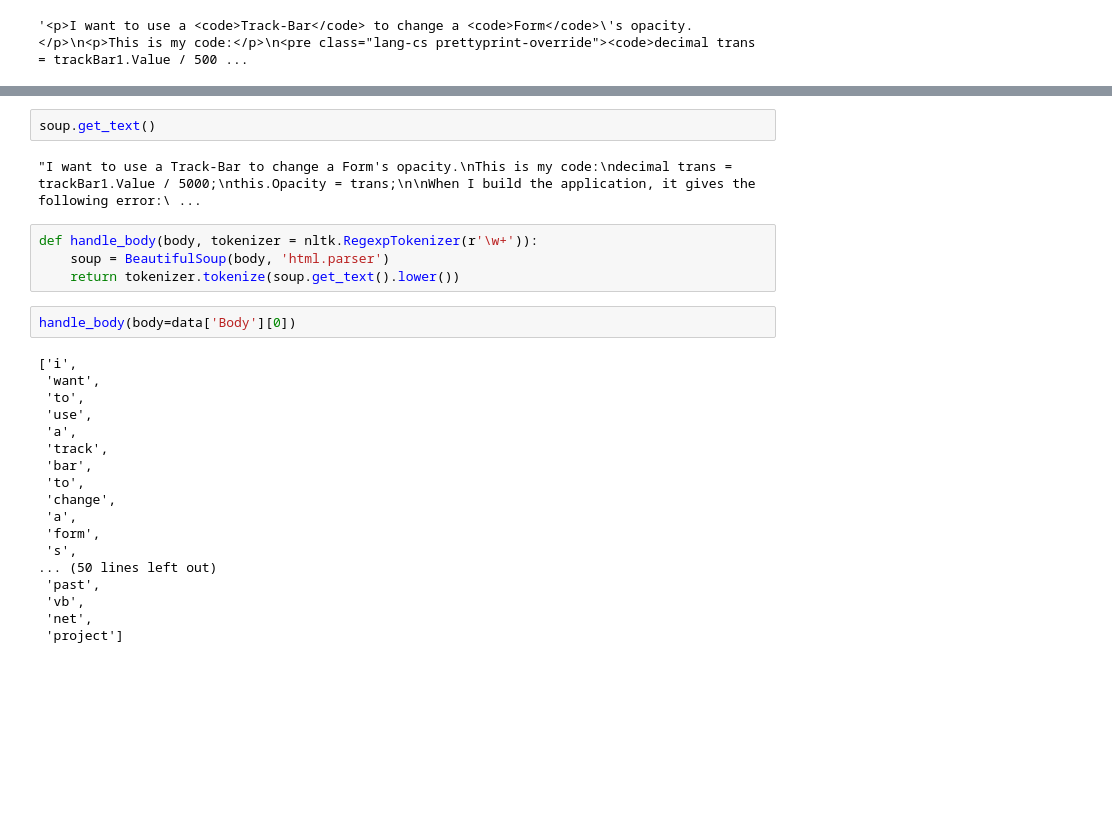
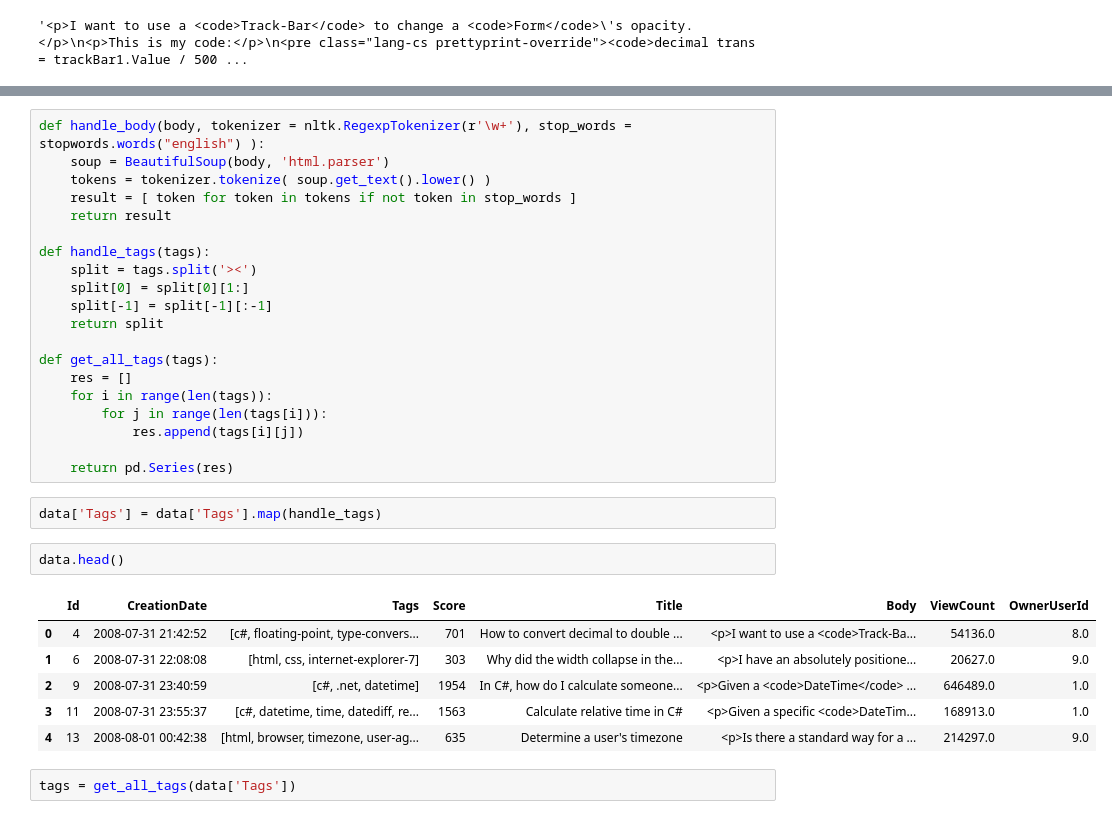
Before and after one commit to Jeremynadal33/categorize_question_API, a Jupyter notebook: cleaning.ipynb, the cells around one changed output, grey strips where cells are left out. Drawn from its saved outputs; the diff is of its cells as text; blank space fills up the shorter version.

```diff
--- a/cleaning.ipynb
+++ b/cleaning.ipynb
@@ -60,28 +64,33 @@ soup = BeautifulSoup(data['Body'][0], 'html.parser')
-# %%
-soup.get_text()
-# %% [output]
-"I want to use a Track-Bar to change a Form's opacity.\nThis is my code:\ndecimal trans = trackBar1.Value / 5000;\nthis.Opacity = trans;\n\nWhen I build the application, it gives the following error:\ ...
-# %%
-def handle_body(body, tokenizer = nltk.RegexpTokenizer(r'\w+')):
-    soup = BeautifulSoup(body, 'html.parser')
-    return tokenizer.tokenize(soup.get_text().lower())
-# %%
-handle_body(body=data['Body'][0])
-# %% [output]
-['i',
- 'want',
- 'to',
- 'use',
- 'a',
- 'track',
- 'bar',
- 'to',
- 'change',
- 'a',
- 'form',
- 's',
-... (50 lines left out)
- 'past',
- 'vb',
- 'net',
- 'project']
+# %%
+def handle_body(body, tokenizer = nltk.RegexpTokenizer(r'\w+'), stop_words = stopwords.words("english") ):
+    soup = BeautifulSoup(body, 'html.parser')
+    tokens = tokenizer.tokenize( soup.get_text().lower() )
+    result = [ token for token in tokens if not token in stop_words ]
+    return result
+
+def handle_tags(tags):
+    split = tags.split('><')
+    split[0] = split[0][1:]
+    split[-1] = split[-1][:-1]
+    return split
+
+def get_all_tags(tags):
+    res = []
+    for i in range(len(tags)):
+        for j in range(len(tags[i])):
+            res.append(tags[i][j])
+
+    return pd.Series(res)
+# %%
+data['Tags'] = data['Tags'].map(handle_tags)
+# %%
+data.head()
+# %% [output]
+|  | Id | CreationDate | Tags | Score | Title | Body | ViewCount | OwnerUserId |
+| 0 | 4 | 2008-07-31 21:42:52 | [c#, floating-point, type-convers... | 701 | How to convert decimal to double ... | <p>I want to use a <code>Track-Ba... | 54136.0 | 8.0 |
+| 1 | 6 | 2008-07-31 22:08:08 | [html, css, internet-explorer-7] | 303 | Why did the width collapse in the... | <p>I have an absolutely positione... | 20627.0 | 9.0 |
+| 2 | 9 | 2008-07-31 23:40:59 | [c#, .net, datetime] | 1954 | In C#, how do I calculate someone... | <p>Given a <code>DateTime</code> ... | 646489.0 | 1.0 |
+| 3 | 11 | 2008-07-31 23:55:37 | [c#, datetime, time, datediff, re... | 1563 | Calculate relative time in C# | <p>Given a specific <code>DateTim... | 168913.0 | 1.0 |
+| 4 | 13 | 2008-08-01 00:42:38 | [html, browser, timezone, user-ag... | 635 | Determine a user's timezone | <p>Is there a standard way for a ... | 214297.0 | 9.0 |
+# %%
+tags = get_all_tags(data['Tags'])
```
Also changed, not shown: parts of 7 cells of this notebook, 1 other file.
